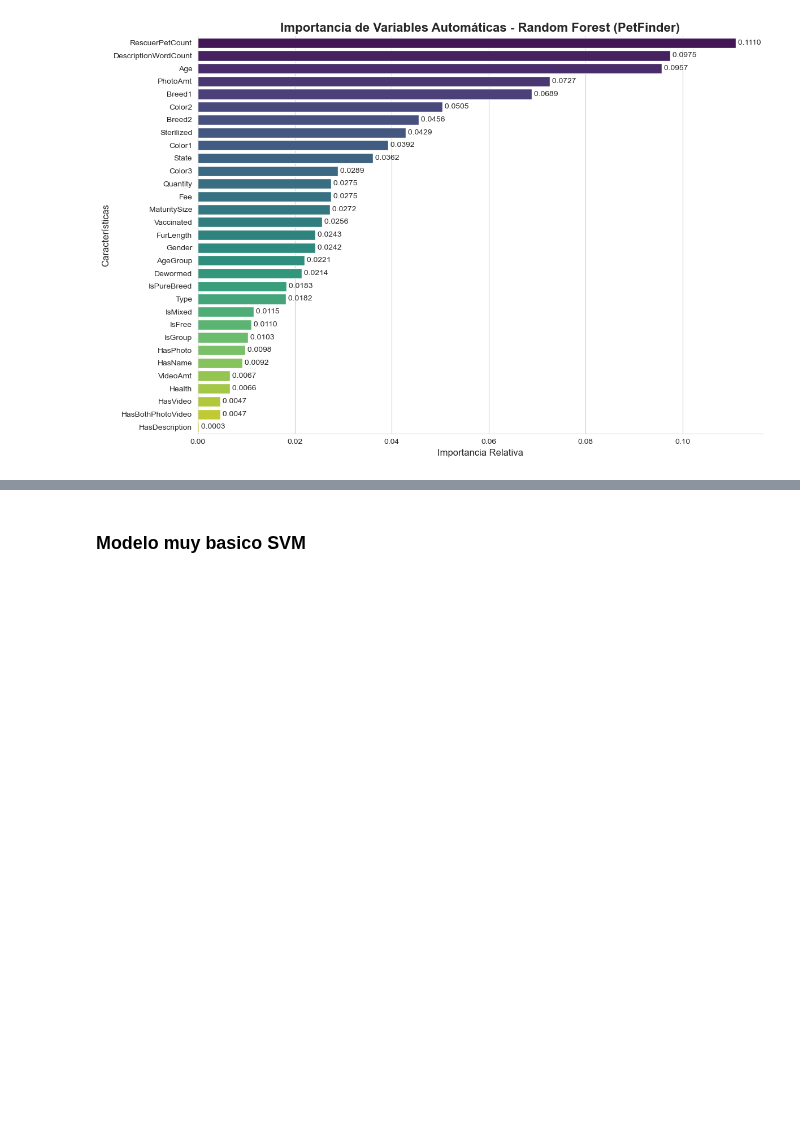
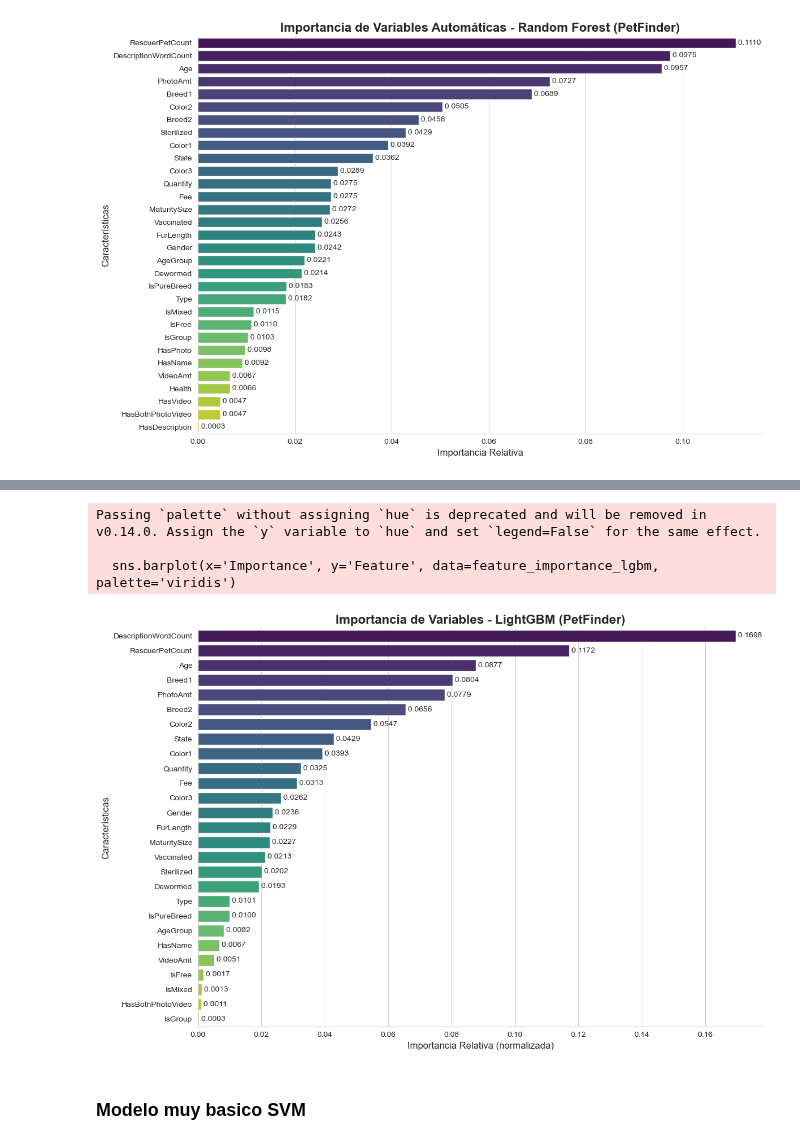
Before and after one commit to patriciasandagorda/UA_MDM_Labo2_Grupo2, a Jupyter notebook: EDA/04_EDA_PetFinder.ipynb, the cells around one changed output, grey strips where cells are left out. Drawn from its saved outputs; the diff is of its cells as text; code cells hidden in the pictures; blank space fills up the shorter version.

Commit message:
adding lgbm model

```diff
--- a/EDA/04_EDA_PetFinder.ipynb
+++ b/EDA/04_EDA_PetFinder.ipynb
@@ -1296,0 +1366,19 @@ Passing `palette` without assigning `hue` is deprecated and will be removed in v
+# %%
+
+preprocessor_lgbm = ColumnTransformer(
+    transformers=[
+        ('num', 'passthrough', num_features_limpias_lgbm),
+        ('cat', OrdinalEncoder(handle_unknown='use_encoded_value', unknown_value=-1), cat_features_limpias_lgbm)
+    ])
+
+# Pipeline con preprocesamiento
+lgbm_pipeline = Pipeline(steps=[
+    ('preprocessor', preprocessor_lgbm),
+    ('classifier', LGBMClassifier(
+        n_estimators=200,
+        learning_rate=0.05,
+        num_leaves=31,
+        random_state=42,
+        verbosity=-1
+    ))
+])
@@ -1297,3 +1421,41 @@ Passing `palette` without assigning `hue` is deprecated and will be removed in v
+# %%
+
+# Feature importance (del modelo dentro del pipeline)
+lgbm_model = lgbm_pipeline.named_steps['classifier']
+importances = lgbm_model.feature_importances_
+
+# Normalizar para que sume 1 (como RF)
+importances_normalized = importances / importances.sum()
+
+# Obtener los nombres de las columnas en el orden exacto en que salieron del preprocesador
+feature_names_lgbm = num_features_limpias_lgbm + cat_features_limpias_lgbm
+
+# Crear DataFrame con la importancia normalizada
+feature_importance_lgbm = pd.DataFrame({
+    'Feature': feature_names_lgbm,
+    'Importance': importances_normalized
+}).sort_values(by='Importance', ascending=False)
+
+# Visualización con todas las columnas
+plt.figure(figsize=(12, 8))
+sns.barplot(x='Importance', y='Feature', data=feature_importance_lgbm, palette='viridis')
+
+plt.title('Importancia de Variables - LightGBM (PetFinder)', fontsize=16, fontweight='bold')
+plt.xlabel('Importancia Relativa', fontsize=12)
+plt.ylabel('Características', fontsize=12)
+
+# Añadir valores en las barras
+for index, value in enumerate(feature_importance_lgbm['Importance']):
+    plt.text(value, index, f' {value:.4f}', va='center', fontsize=10)
+
+sns.despine()
+plt.tight_layout()
+plt.show()
+# %% [output]
+Passing `palette` without assigning `hue` is deprecated and will be removed in v0.14.0. Assign the `y` variable to `hue` and set `legend=False` for the same effect.
+
+  sns.barplot(x='Importance', y='Feature', data=feature_importance_lgbm, palette='viridis')
+[figure, added]
 # %% [markdown]
 ### Modelo muy basico SVM
 # %%
```
Also changed, not shown: parts of 9 cells of this notebook.
